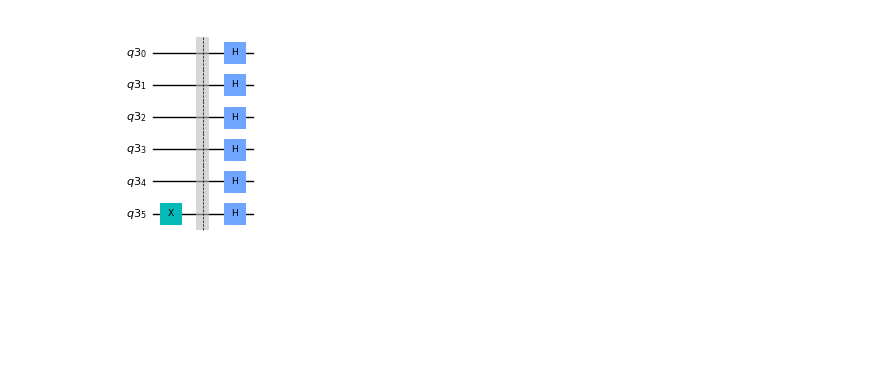
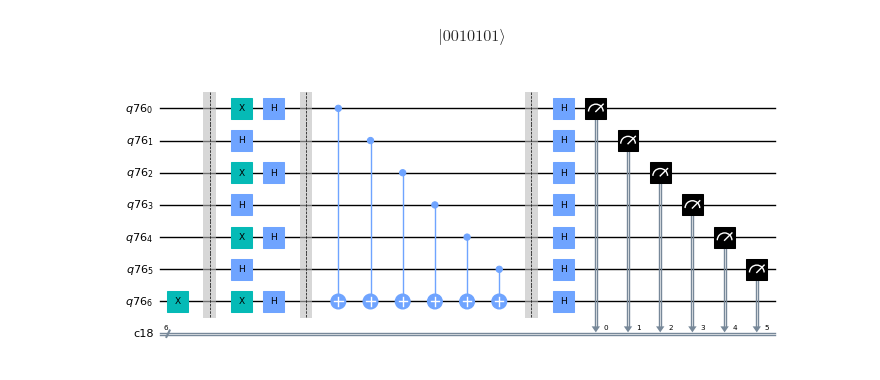
Before and after one commit to vadhri/quantum-notebook, a Jupyter notebook: qiskit/Quantum Algorithms/Deutsz-Josza /DJ-MultiQubit.ipynb, the cells around one changed output. Drawn from its saved outputs; the diff is of its cells as text; code cells hidden in the pictures; blank space fills up the shorter version.

```diff
--- a/qiskit/Quantum Algorithms/Deutsz-Josza /DJ-MultiQubit.ipynb
+++ b/qiskit/Quantum Algorithms/Deutsz-Josza /DJ-MultiQubit.ipynb
@@ -5,17 +5,35 @@ QuantumCircuit
 # %%
-N = 5
+N = 6
 
 QREG = QuantumRegister(N+1)
 CREG = ClassicalRegister(N)
 
-QC = QuantumCircuit(QREG)
+QC = QuantumCircuit(QREG, CREG)
 
 QC.x(N)
 QC.barrier()
 
 for i in range(N+1):
+    if i % 2 == 0:
+        QC.x(i)
     QC.h(i)
 
-QC.draw(output="mpl", scale=0.5)
+QC.barrier()
+
+for i in range(N):
+    QC.cx(i,N)
+
+QC.barrier()
+
+for i in range(N+1):
+    QC.h(i)
-# %% [output]
-[figure, removed]
+# %%
+state = Statevector(QC)
+state.draw(output="latex", )
+# %% [output]
+$$ |0010101\rangle$$
+# %%
+QC.measure(range(N), range(N))
+QC.draw(output="mpl", scale=0.5)
+# %% [output]
+[figure, added]
```
Also changed, not shown: parts of 3 cells of this notebook, 10 other files.
